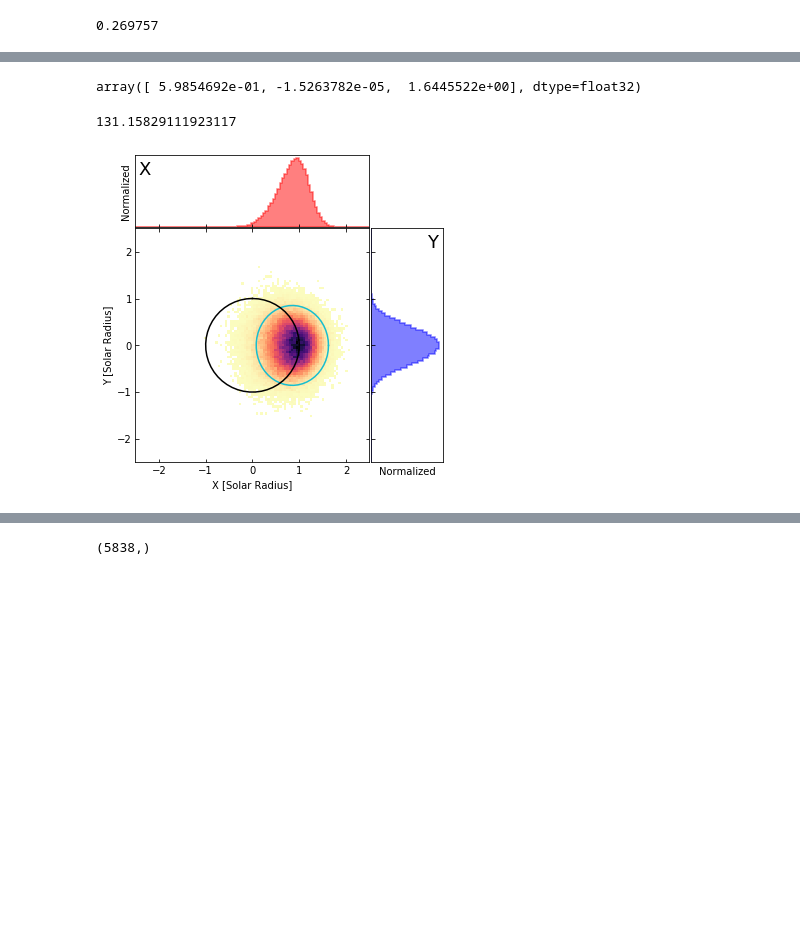
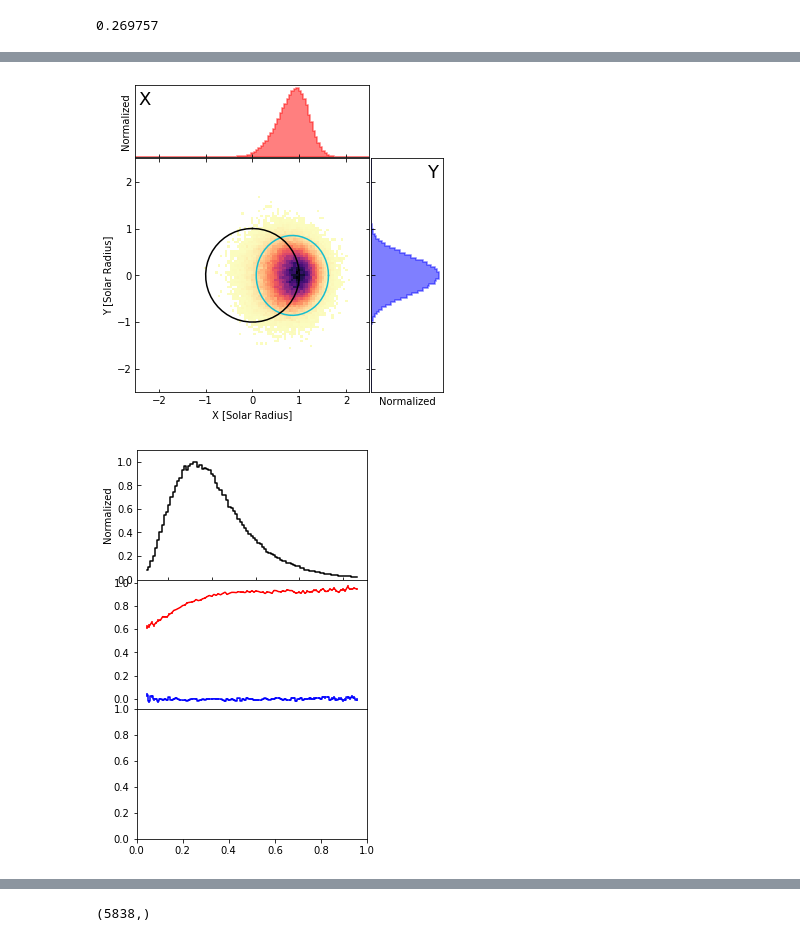
Before and after one commit to peijin94/SunRay, a Jupyter notebook: ray_statistical.ipynb, the cells around one changed output, grey strips where cells are left out. Saved outputs shown, nothing was run; the diff lists cells and outputs as text; code cells hidden in the pictures; blank space fills up the shorter version.

```diff
--- a/ray_statistical.ipynb
+++ b/ray_statistical.ipynb
@@ -118,3 +37,7 @@ weights_stat = np.exp(-tau_stat)
+# %%
+from sunRay.statisticalRays import collectXYt1AU
+
+(x_im_stat,y_im_stat,t_reach_stat,weights_stat) = collectXYt1AU(photon_N,r_vec_collect_local,k_vec_collect_local,t_collect,tau)
 # %%
 %load_ext autoreload
 %autoreload 2
@@ -129,7 +47,3 @@ t_reach_1au_stat = t_reach_stat + t_delay
-# %%
-r_vec_tmp[0,:]
-# %% [output]
-array([ 5.9854692e-01, -1.5263782e-05,  1.6445522e+00], dtype=float32)
 # %%
 #hst = plt.hist2d(x_im_stat,y_im_stat,bins=[np.linspace(-2,2,100),np.linspace(-2,2,100)],weights=np.exp(-tau_stat))
 #plt.axis('equal')
@@ -138,9 +52,14 @@ array([ 5.9854692e-01, -1.5263782e-05,  1.6445522e+00], dtype=float32)
 from sunRay.showPlot import XYDistributionImageHist
 
 XYDistributionImageHist(x_im_stat,y_im_stat,bins_data=np.linspace(-2.5,2.5,100)
-            ,weights_data=np.exp(-tau_stat))
+            ,weights_data=weights_stat)
 # %% [output]
-131.15829111923117
 [figure]
+# %%
+from sunRay.showPlot import XYVariationPlot
+
+XYVariationPlot(x_im_stat,y_im_stat,t_reach_stat,weights_stat,t_step = 0.02)
+# %% [output]
+[figure, added]
 # %%
 hst = plt.hist(t_reach_1au_stat,150,weights=np.exp(-tau_stat))
```
Also changed, not shown: parts of 13 cells of this notebook, 4 other files.
